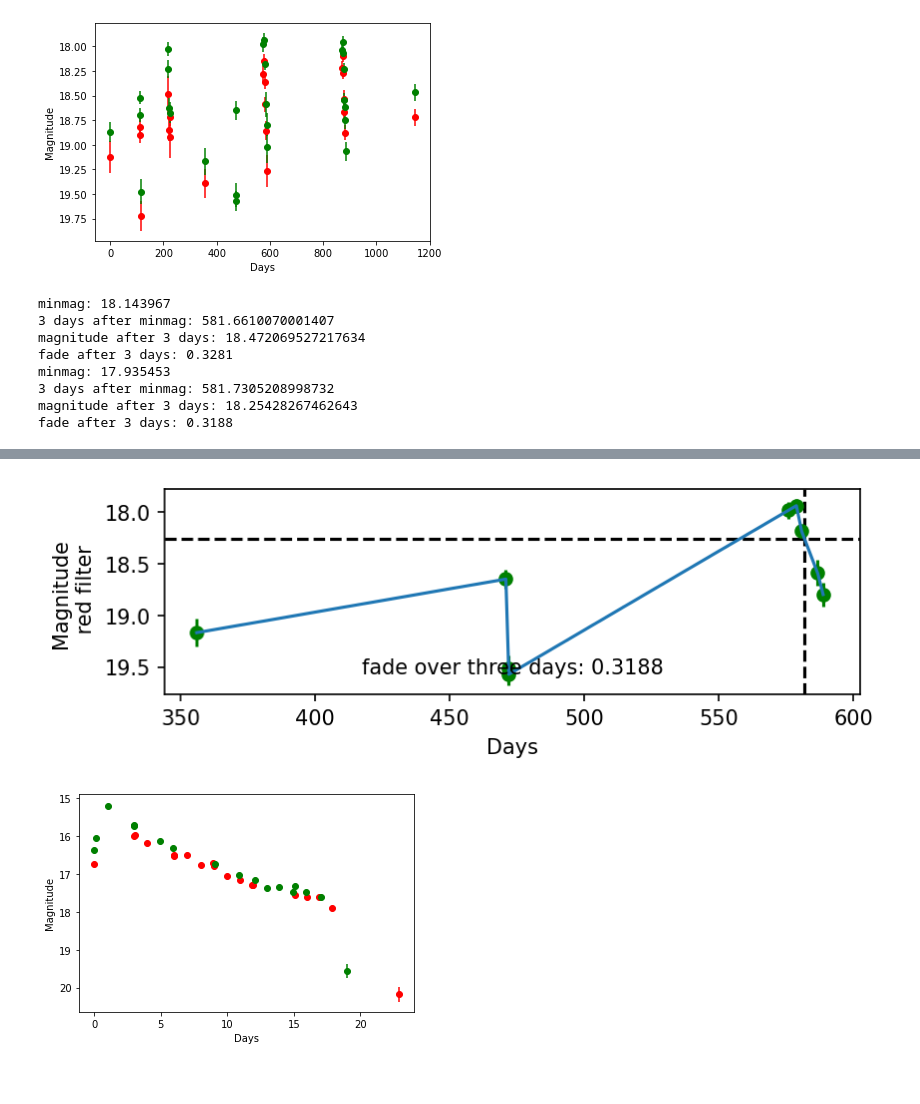
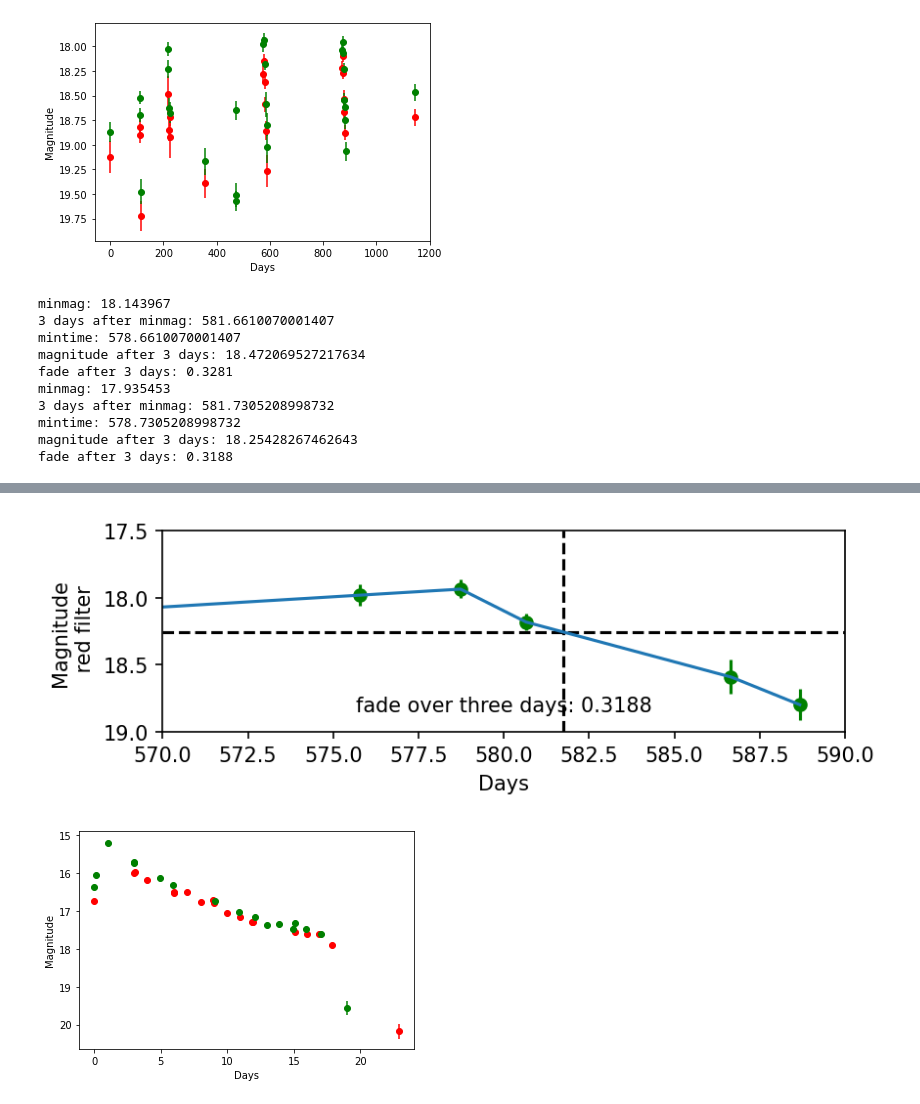
Before and after one commit to magerhart/Summer-Research, a Jupyter notebook: Fade 3 days after peak plots.ipynb, the cells around one changed output, grey strips where cells are left out. Drawn from its saved outputs; the diff is of its cells as text; code cells hidden in the pictures; blank space fills up the shorter version.

```diff
--- a/Fade 3 days after peak plots.ipynb
+++ b/Fade 3 days after peak plots.ipynb
@@ -434,6 +440,7 @@ tdm_time = mintime + 3
 
 print(f"minmag: {np.min(y_vals)}")
 print(f"3 days after minmag: {tdm_time}")
+print(f'mintime: {mintime}')
 
 # we want the y value at a specific point, that point being the magnitude at tdm_time
 
@@ -508,6 +515,7 @@ tdm_time = mintime + 3
 
 print(f"minmag: {np.min(y_vals)}")
 print(f"3 days after minmag: {tdm_time}")
+print(f'mintime: {mintime}')
 
 # we want the y value at a specific point, that point being the magnitude at tdm_time
 
@@ -544,13 +552,16 @@ ax2.text(0.5, 0.1, textstr, ha='center', transform=ax2.transAxes)
 #formatting axes
 ax1.get_shared_x_axes().join(ax1,ax2)
 ax1.get_shared_y_axes().join(ax1,ax2)
+plt.axis([570, 590, 19, 17.5])
 plt.show()
 # %% [output]
 minmag: 18.143967
 3 days after minmag: 581.6610070001407
+mintime: 578.6610070001407
 magnitude after 3 days: 18.472069527217634
 fade after 3 days: 0.3281
 minmag: 17.935453
 3 days after minmag: 581.7305208998732
+mintime: 578.7305208998732
 magnitude after 3 days: 18.25428267462643
 fade after 3 days: 0.3188
@@ -558,4 +569,4 @@ fade after 3 days: 0.3188
-[figure, old version]
+[figure, new version]
 # %%
 CV_4 = pd.read_csv("C:\\Users\\marya\\Downloads\\ZTF20abzcokk_20220606\\detections_ZTF20abzcokk.csv")
 plotname = CV_4
```
Also changed, not shown: parts of 24 cells of this notebook.
